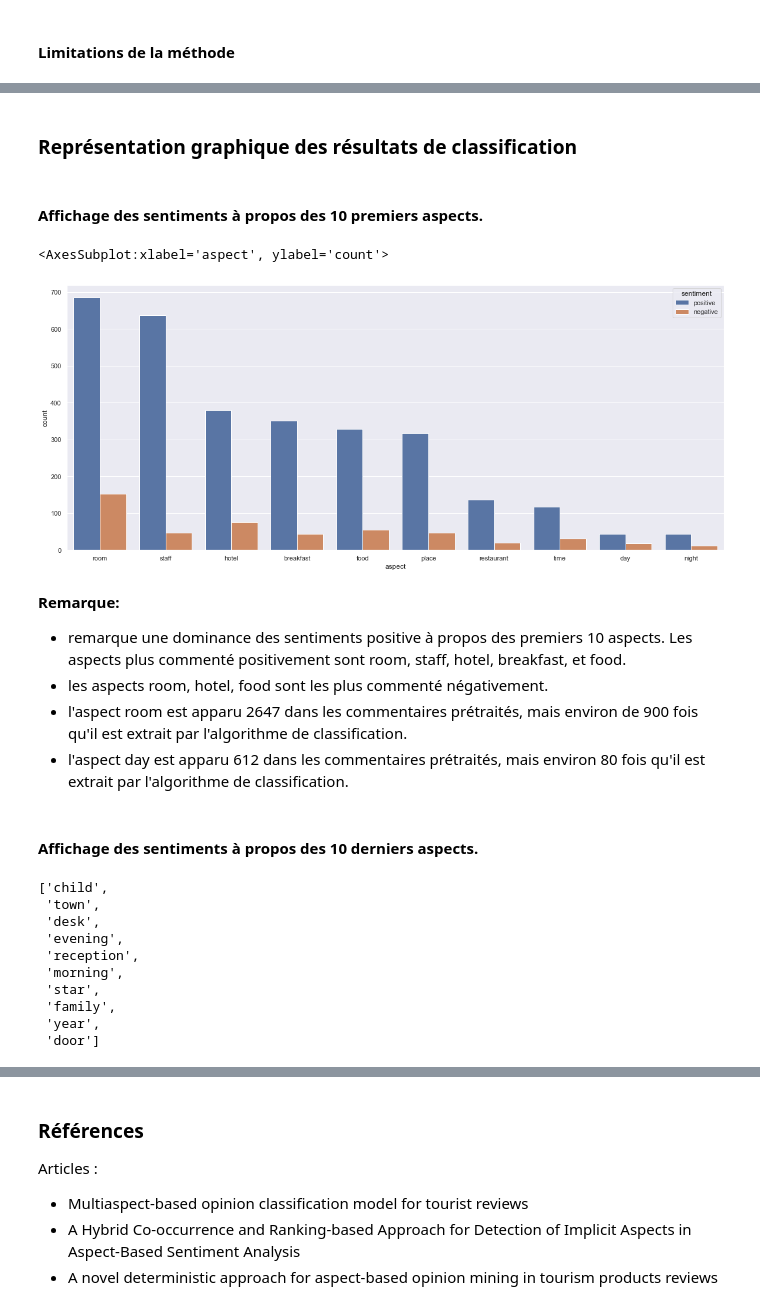
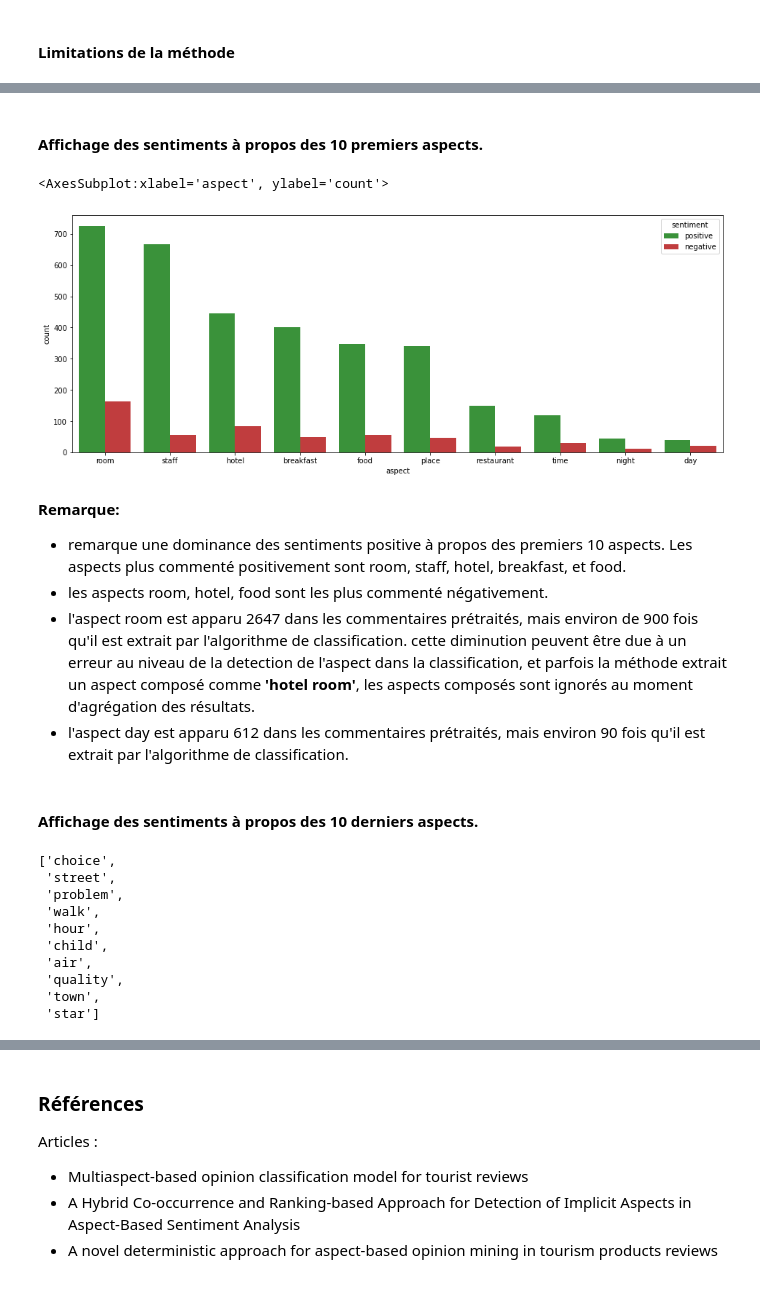
Before and after one commit to SuicV/SentiAnalysis, a Jupyter notebook: notebooks/notebook_principale.ipynb, the cells around one changed output, grey strips where cells are left out. Cells and saved outputs as stored; diff of their text form; code cells hidden in the pictures.

Commit message:
add description, limitations, improvement ideas for classification method

```diff
--- a/notebooks/notebook_principale.ipynb
+++ b/notebooks/notebook_principale.ipynb
@@ -450,11 +384,18 @@ def feature_sentiment(sentence):
             if (token.dep_ == "advmod"):
                 continue
             elif (token.dep_ == "amod"):
+                for child in token.children:
+                    # if there's a adj modifier (i.e. very, pretty, etc.) add more weight to sentiment
+                    # This could be better updated for modifiers that either positively or negatively emphasize
+                    if ((child.dep_ == "amod") or (child.dep_ == "advmod")):
+                        sentiment *= 1.5
+                    # check for negation words and flip the sign of sentiment
+                    if child.dep_ == "neg":
+                        sentiment *= -1
                 sent_dict[token.head.lemma_.lower()] += sentiment
             # for opinion words that are adjectives, adverbs, verbs...
             else:
                 for child in token.children:
-                    print(child)
                     # if there's a adj modifier (i.e. very, pretty, etc.) add more weight to sentiment
                     # This could be better updated for modifiers that either positively or negatively emphasize
                     if ((child.dep_ == "amod") or (child.dep_ == "advmod")):
@@ -480,7 +421,6 @@ def feature_sentiment(sentence):
 
                 # check for negation
                 for child in token.head.children:
-                    print(child)
                     if ((child.dep_ == "amod") or (child.dep_ == "advmod")):
                         sentiment *= 1.5
                     # check for negation words and flip the sign of sentiment
@@ -528,0 +501,3 @@ Name: aspect_sentiment, Length: 3000, dtype: object
+# %%
+for id_, items in data[data["rating"] <= 2]["aspect_sentiment"].items():
+    print(f"reviews {id_} : {data.loc[id_, 'cleaned_review']} \n {items} \n ======================")
@@ -540,41 +569,42 @@ for id_, items in tqdm(data["aspect_sentiment"].items()):
     to_append = []
     for item in items:
         for i in item:
-            if i not in aspects_:
+            if i in aspects_:
                 to_add = pd.Series([i, "positive" if item[i] > 0 else "negative", item[i]], index = ["aspect", "sentiment", "score"])
                 aspects_summary_ = aspects_summary_.append(to_add, ignore_index=True)
-# %% [markdown]
-### Représentation graphique des résultats de classification
 # %% [markdown]
 #### Affichage des sentiments à propos des 10 premiers aspects.
+# %%
+palette = sns.color_palette("tab10")
 # %%
 groped_aspects_summary_ = aspects_summary_.groupby(["aspect", "sentiment"]).size().reset_index(name="count").sort_values("count", ascending=False)
 # %%
 plot_first_five_aspects = groped_aspects_summary_.query("aspect==['room','hotel','staff','breakfast','food','place','restaurant','time','night','day']")
 # %%
-sns.barplot(x = "aspect", y="count", hue="sentiment", data=plot_first_five_aspects)
+plt.figure(figsize=(16, 6))
+sns.barplot(x = "aspect", y="count", hue="sentiment", data=plot_first_five_aspects, palette={"negative": palette[3], "positive":palette[2]})
 # %% [output]
 <AxesSubplot:xlabel='aspect', ylabel='count'>
-[figure, old version]
+[figure, new version]
 # %% [markdown]
 **Remarque:**
 - remarque une dominance des sentiments positive à propos des premiers 10 aspects. Les aspects plus commenté positivement sont room, staff, hotel, breakfast, et food.
 - les aspects room, hotel, food sont les plus commenté négativement.
-- l'aspect room est apparu 2647 dans les commentaires prétraités, mais environ de 900 fois qu'il est extrait par l'algorithme de classification.
-- l'aspect day est apparu 612 dans les commentaires prétraités, mais environ 80 fois qu'il est extrait par l'algorithme de classification.
+- l'aspect room est apparu 2647 dans les commentaires prétraités, mais environ de 900 fois qu'il est extrait par l'algorithme de classification. cette diminution peuvent être due à un erreur au niveau de la detection de l'aspect dans la classification, et parfois la méthode extrait un aspect composé comme **'hotel room'**, les aspects composés sont ignorés au moment d'agrégation des résultats.
+- l'aspect day est apparu 612 dans les commentaires prétraités, mais environ 90 fois qu'il est extrait par l'algorithme de classification.
 # %% [markdown]
 #### Affichage des sentiments à propos des 10 derniers aspects.
 # %%
-groped_aspects_summary_[groped_aspects_summary_["sentiment"]=="positive"][-11:-1]["aspect"].tolist()
+aspects_[-11:-1]
 # %% [output]
-['child',
+['choice',
+ 'street',
+ 'problem',
+ 'walk',
+ 'hour',
+ 'child',
+ 'air',
+ 'quality',
  'town',
- 'desk',
- 'evening',
- 'reception',
- 'morning',
- 'star',
- 'family',
- 'year',
- 'door']
+ 'star']
 # %%
```
Also changed, not shown: parts of 42 cells of this notebook.
